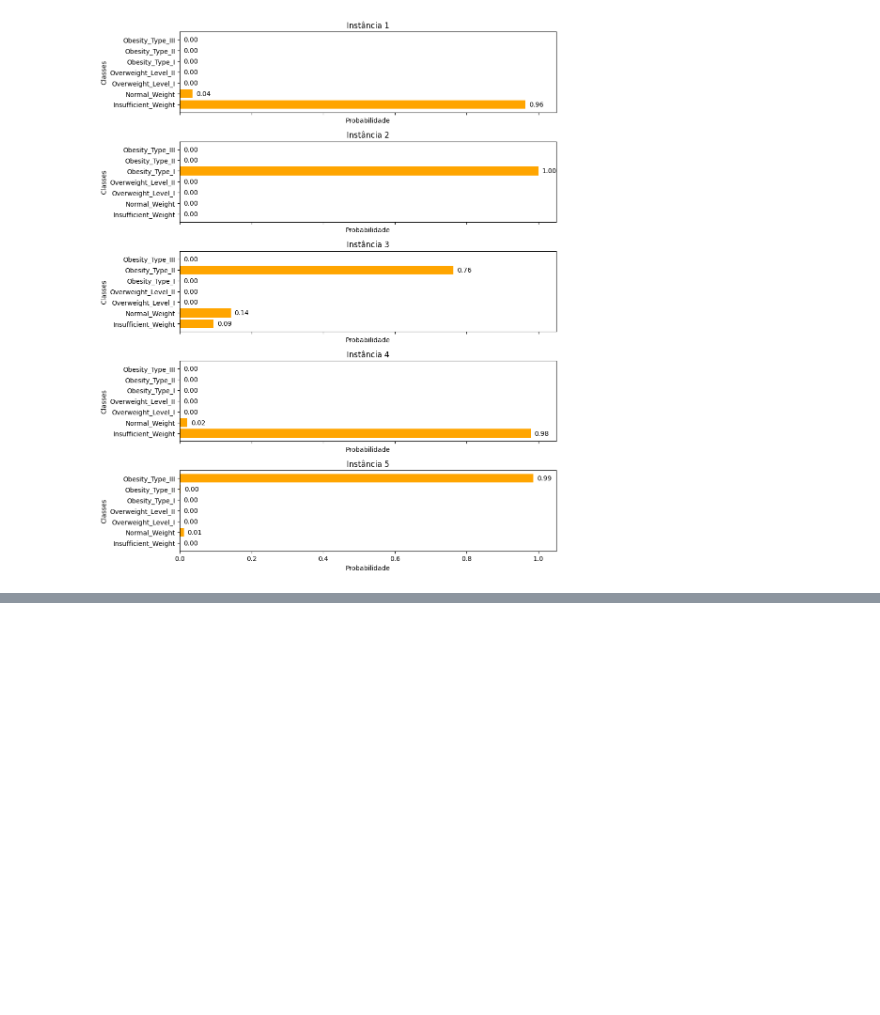
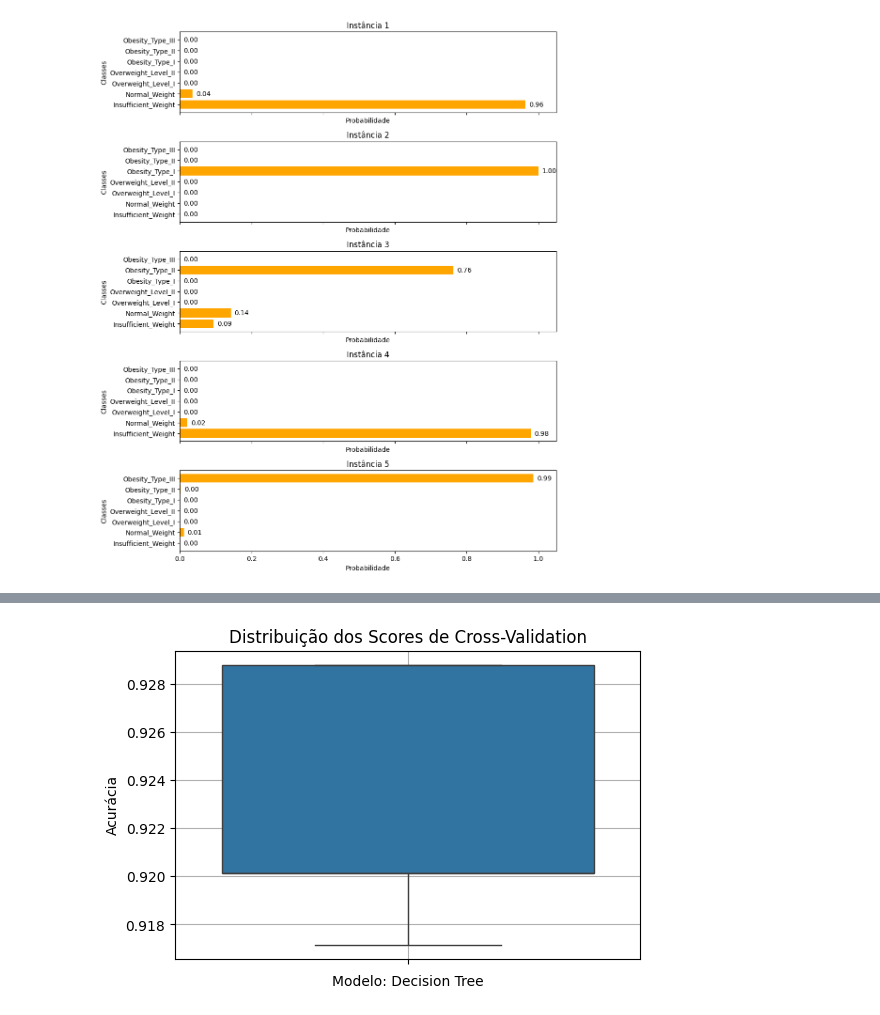
Before and after one commit to marcoames/t1ml, a Jupyter notebook: Classification.ipynb, the cells around one changed output, grey strips where cells are left out. Cells and saved outputs as stored; diff of their text form; code cells hidden in the pictures; blank space fills up the shorter version.

```diff
--- a/Classification.ipynb
+++ b/Classification.ipynb
@@ -383,0 +475,13 @@ plt.show()
+# %%
+import matplotlib.pyplot as plt
+import seaborn as sns
+
+plt.figure(figsize=(6, 4))
+sns.boxplot(data=scores)
+plt.title("Distribuição dos Scores de Cross-Validation")
+plt.ylabel("Acurácia")
+plt.xlabel("Modelo: Decision Tree")
+plt.grid(True)
+plt.show()
+# %% [output]
+[figure, added]
```
Also changed, not shown: parts of 9 cells of this notebook.
